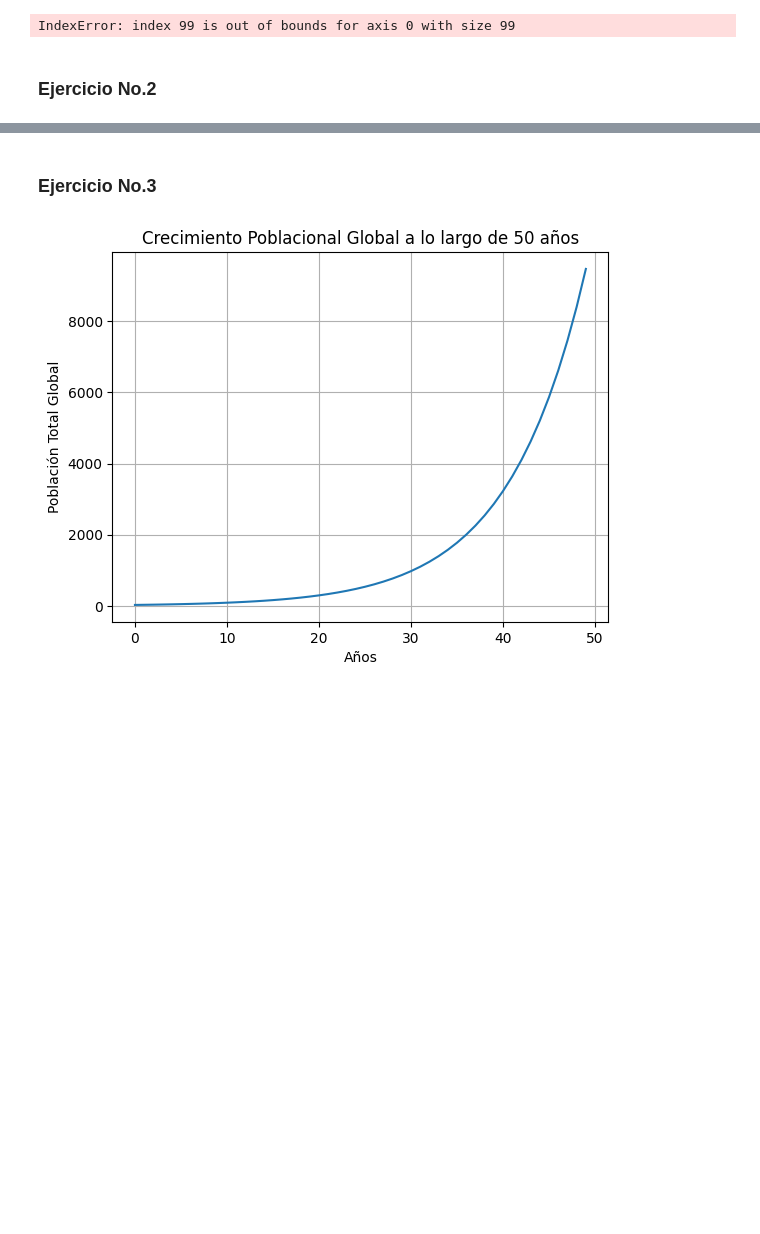
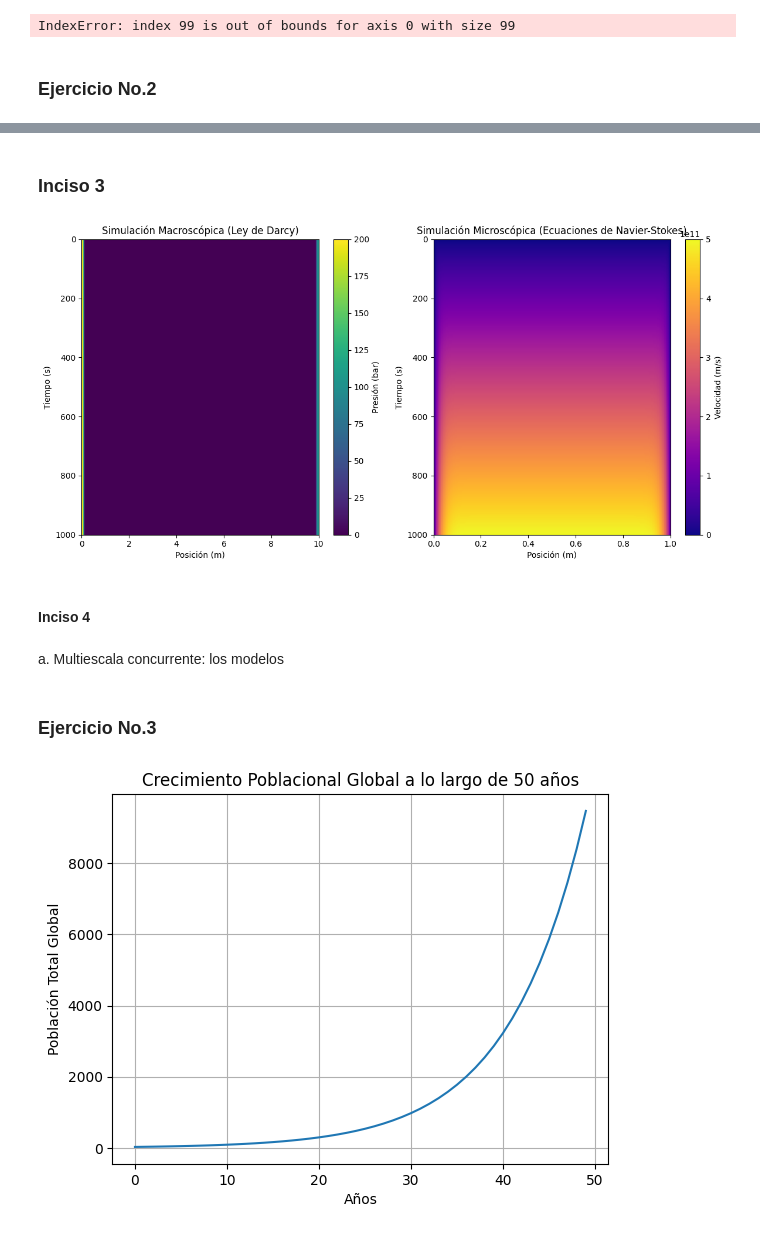
Before and after one commit to Paola-Contreras/Lab06-MS, a Jupyter notebook: lab6.ipynb, the cells around one changed output, grey strips where cells are left out. Drawn from its saved outputs; the diff is of its cells as text; code cells hidden in the pictures; blank space fills up the shorter version.

```diff
--- a/lab6.ipynb
+++ b/lab6.ipynb
@@ -234,3 +359,70 @@ plt.show()
+# %% [markdown]
+### Inciso 3
+# %%
+import numpy as np
+import matplotlib.pyplot as plt
+
+# Función para realizar la simulación multiescala concurrente
+def multiscale_simulation(L_macro, A, k, P_left, P_right, dx_macro, dt_macro, total_time, L_micro, density_fluid, viscosity_fluid, dx_micro, dt_micro, total_time_micro):
+    # Simulación macroscópica usando la Ley de Darcy
+    P_macro = darcy_flow(L_macro, A, k, P_left, P_right, dx_macro, dt_macro, total_time)
+
+    # Obtener la presión en el extremo derecho de la simulación macroscópica
+    P_macro_right = P_macro[-1, -1]
+
+    # Simulación microscópica usando las ecuaciones de Navier-Stokes
+    velocity_field_micro = simulate_microscopic_flow(L_micro, viscosity_fluid, P_left, P_macro_right, dx_micro, dt_micro, total_time_micro)
+
+    return P_macro, velocity_field_micro
+
+# Parámetros de simulación macroscópica
+L_macro = 10.0  # Longitud de la formación rocosa (m)
+A = 1.0  # Área de sección transversal (m^2)
+k = 1e-12  # Permeabilidad del medio (m^2)
+P_left = 200e5  # Presión en el extremo izquierdo (Pa)
+P_right = 100e5  # Presión en el extremo derecho (Pa)
+dx_macro = 0.1  # Tamaño del paso espacial macroscópico (m)
+dt_macro = 1.0  # Tamaño del paso temporal macroscópico (s)
+total_time = 1000.0  # Tiempo total de simulación macroscópica (s)
+
+# Parámetros de simulación microscópica
+L_micro = 1.0  # Longitud del segmento en metros
+density_fluid = 1000.0  # Densidad del fluido en kg/m^3
+viscosity_fluid = 1e-6  # Viscosidad cinemática en m^2/s
+dx_micro = 0.01  # Tamaño del paso espacial microscópico (m)
+dt_micro = 0.1  # Tamaño del paso temporal microscópico (s)
+total_time_micro = 1000.0  # Tiempo total de simulación microscópica (s)
+
+# Realizar la simulación multiescala concurrente
+P_macro, velocity_field_micro = multiscale_simulation(L_macro, A, k, P_left, P_right, dx_macro, dt_macro, total_time, L_micro, density_fluid, viscosity_fluid, dx_micro, dt_micro, total_time_micro)
+
+# Visualización de resultados
+plt.figure(figsize=(12, 6))
+
+# Gráfico de la simulación macroscópica (presión)
+plt.subplot(1, 2, 1)
+plt.imshow(P_macro / 1e5, cmap='viridis', extent=[0, L_macro, total_time, 0], aspect='auto')
+plt.colorbar(label='Presión (bar)')
+plt.xlabel('Posición (m)')
+plt.ylabel('Tiempo (s)')
+plt.title("Simulación Macroscópica (Ley de Darcy)")
+
+# Gráfico de la simulación microscópica (velocidad)
+plt.subplot(1, 2, 2)
+plt.imshow(velocity_field_micro, cmap='plasma', extent=[0, L_micro, total_time_micro, 0], aspect='auto')
+plt.colorbar(label='Velocidad (m/s)')
+plt.xlabel('Posición (m)')
+plt.ylabel('Tiempo (s)')
+plt.title("Simulación Microscópica (Ecuaciones de Navier-Stokes)")
+
+plt.tight_layout()
+plt.show()
+# %% [output]
+[figure, added]
+# %% [markdown]
+#### Inciso 4
+# %% [markdown]
+a. Multiescala concurrente: los modelos
 # %% [markdown]
 ### Ejercicio No.3
 # %%
```
Also changed, not shown: parts of 4 cells of this notebook.
